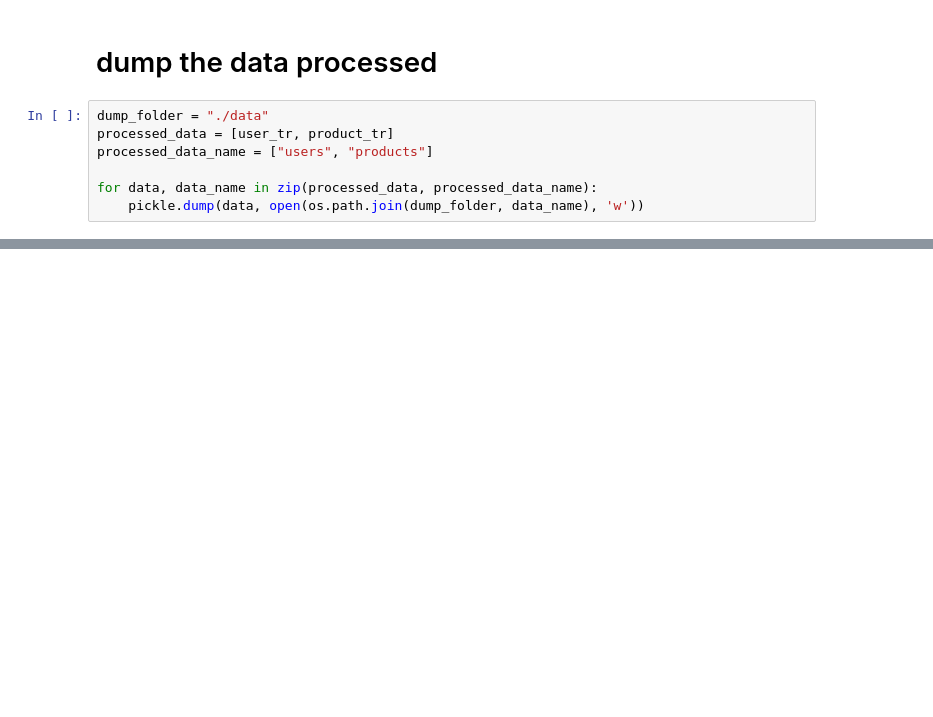
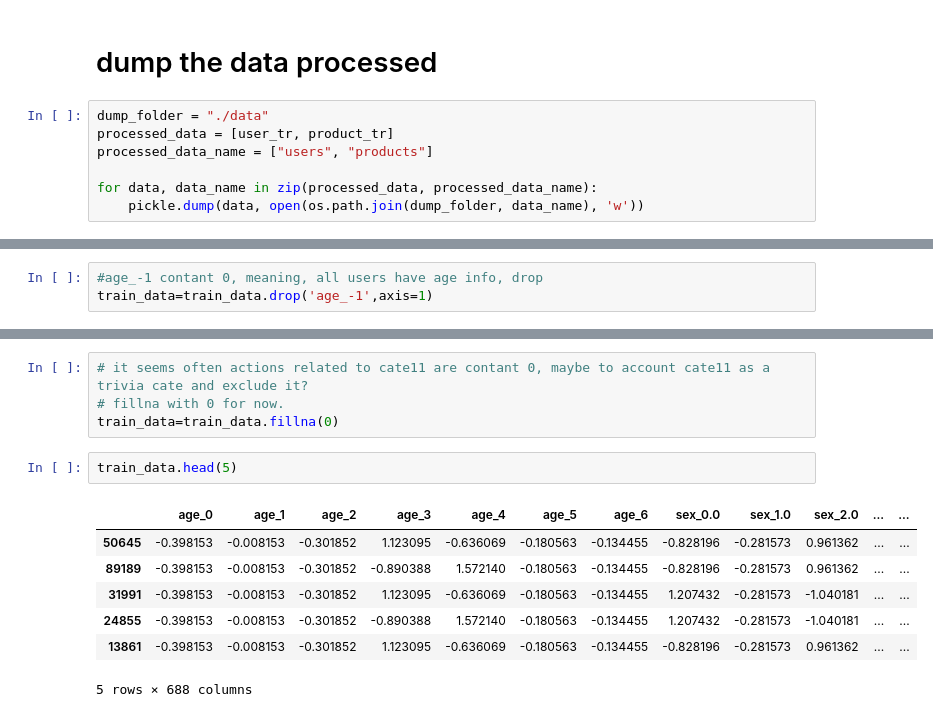
Before and after one commit to 4everer/GZY_JData, a Jupyter notebook: dataETL.ipynb, the cells around one changed output, grey strips where cells are left out. Drawn from its saved outputs; the diff is of its cells as text; blank space fills up the shorter version.

```diff
--- a/dataETL.ipynb
+++ b/dataETL.ipynb
@@ -404,0 +573,3 @@ for data, data_name in zip(processed_data, processed_data_name):
+# %%
+#age_-1 contant 0, meaning, all users have age info, drop
+train_data=train_data.drop('age_-1',axis=1)
@@ -404,0 +596,14 @@ for data, data_name in zip(processed_data, processed_data_name):
+# %%
+# it seems often actions related to cate11 are contant 0, maybe to account cate11 as a trivia cate and exclude it?
+# fillna with 0 for now.
+train_data=train_data.fillna(0)
+# %%
+train_data.head(5)
+# %% [output]
+|  | age_0 | age_1 | age_2 | age_3 | age_4 | age_5 | age_6 | sex_0.0 | sex_1.0 | sex_2.0 | ... | ... |
+| 50645 | -0.398153 | -0.008153 | -0.301852 | 1.123095 | -0.636069 | -0.180563 | -0.134455 | -0.828196 | -0.281573 | 0.961362 | ... | ... |
+| 89189 | -0.398153 | -0.008153 | -0.301852 | -0.890388 | 1.572140 | -0.180563 | -0.134455 | -0.828196 | -0.281573 | 0.961362 | ... | ... |
+| 31991 | -0.398153 | -0.008153 | -0.301852 | 1.123095 | -0.636069 | -0.180563 | -0.134455 | 1.207432 | -0.281573 | -1.040181 | ... | ... |
+| 24855 | -0.398153 | -0.008153 | -0.301852 | -0.890388 | 1.572140 | -0.180563 | -0.134455 | 1.207432 | -0.281573 | -1.040181 | ... | ... |
+| 13861 | -0.398153 | -0.008153 | -0.301852 | 1.123095 | -0.636069 | -0.180563 | -0.134455 | -0.828196 | -0.281573 | 0.961362 | ... | ... |
+5 rows × 688 columns
```
Also changed, not shown: parts of 26 cells of this notebook, 1 other file.
